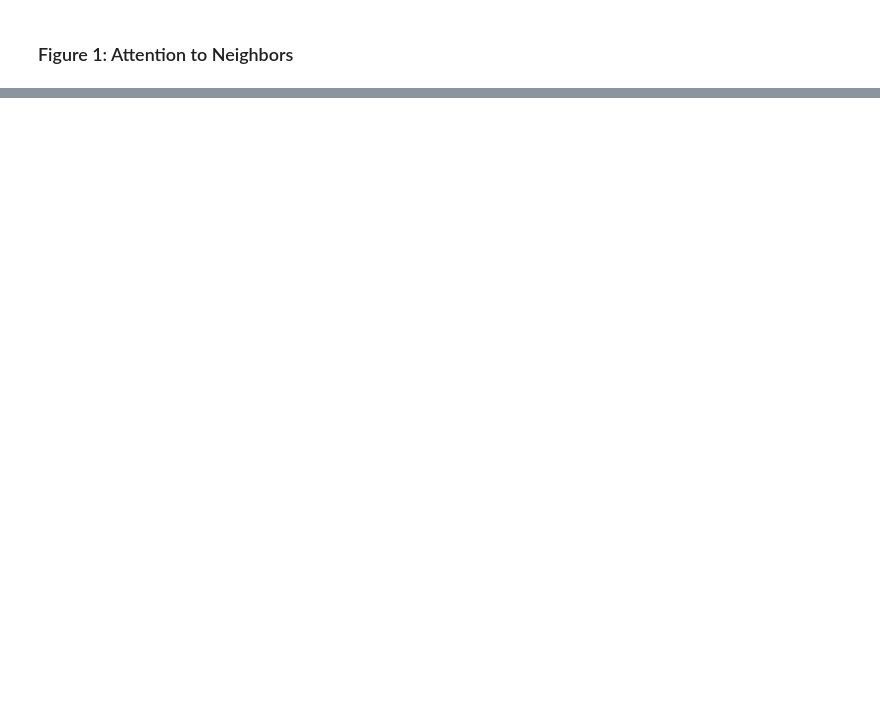
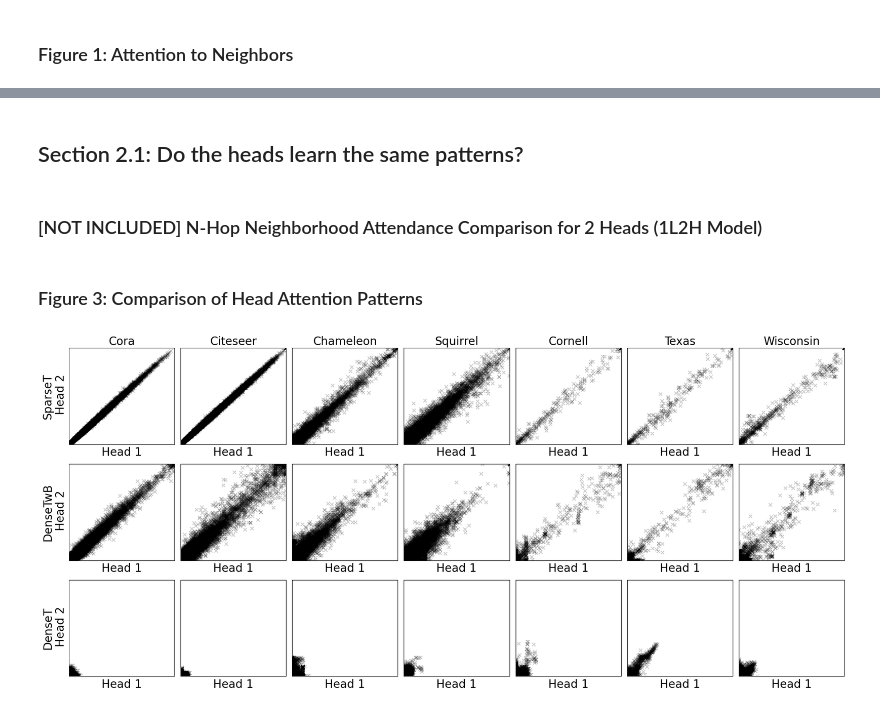
Before and after one commit to batu-el/l65_be301_dc755, a Jupyter notebook: Analysis.ipynb, the cells around one changed output, grey strips where cells are left out. Drawn from its saved outputs; the diff is of its cells as text; code cells hidden in the pictures; blank space fills up the shorter version.

```diff
--- a/Analysis.ipynb
+++ b/Analysis.ipynb
@@ -271,22 +298,26 @@ import pickle
 
 NUM_LAYERS = 1
 NUM_HEADS = 1
-with open('drive/MyDrive/Colab Notebooks/L65_Project/' + f'all_stats_{NUM_LAYERS}L_{NUM_HEADS}H.pkl', 'rb') as f:
+# with open('drive/MyDrive/Colab Notebooks/L65_Project/' + f'all_stats_{NUM_LAYERS}L_{NUM_HEADS}H.pkl', 'rb') as f:
+with open(drive_path + f'all_stats_{NUM_LAYERS}L_{NUM_HEADS}H.pkl', 'rb') as f:
   all_stats_1L_1H = pickle.load(f)
 # %%
 NUM_LAYERS = 1
 NUM_HEADS = 2
-with open('drive/MyDrive/Colab Notebooks/L65_Project/' + f'all_stats_{NUM_LAYERS}L_{NUM_HEADS}H.pkl', 'rb') as f:
+# with open('drive/MyDrive/Colab Notebooks/L65_Project/' + f'all_stats_{NUM_LAYERS}L_{NUM_HEADS}H.pkl', 'rb') as f:
+with open(drive_path + f'all_stats_{NUM_LAYERS}L_{NUM_HEADS}H.pkl', 'rb') as f:
   all_stats_1L_2H = pickle.load(f)
 # %%
 NUM_LAYERS = 2
 NUM_HEADS = 1
-with open('drive/MyDrive/Colab Notebooks/L65_Project/' + f'all_stats_{NUM_LAYERS}L_{NUM_HEADS}H.pkl', 'rb') as f:
+with open(drive_path + f'all_stats_{NUM_LAYERS}L_{NUM_HEADS}H.pkl', 'rb') as f:
+# with open(my_path + f'all_stats_{NUM_LAYERS}L_{NUM_HEADS}H.pkl', 'rb') as f:
   all_stats_2L_1H = pickle.load(f)
 # %%
 NUM_LAYERS = 2
 NUM_HEADS = 2
-with open('drive/MyDrive/Colab Notebooks/L65_Project/' + f'all_stats_{NUM_LAYERS}L_{NUM_HEADS}H.pkl', 'rb') as f:
+with open(drive_path + f'all_stats_{NUM_LAYERS}L_{NUM_HEADS}H.pkl', 'rb') as f:
+# with open(my_path + f'all_stats_{NUM_LAYERS}L_{NUM_HEADS}H.pkl', 'rb') as f:
   all_stats_2L_2H = pickle.load(f)
 # %%
 def get_attns(all_stats):
@@ -578,0 +621,4 @@ plt.scatter(all_attns_1L_2H['Cora']['st_avg'][0][0], all_attns_1L_2H['Cora']['st
+# %% [markdown]
+## Section 2.1: Do the heads learn the same patterns?
+# %% [markdown]
+### [NOT INCLUDED] N-Hop Neighborhood Attendance Comparison for 2 Heads (1L2H Model)
@@ -578,0 +664,34 @@ plt.scatter(all_attns_1L_2H['Cora']['st_avg'][0][0], all_attns_1L_2H['Cora']['st
+# %% [markdown]
+### Figure 3: Comparison of Head Attention Patterns
+# %%
+data_keys = ['Cora', 'Citeseer', 'Chameleon', 'Squirrel', 'Cornell', 'Texas', 'Wisconsin'] #list(DATASETS.keys())
+metrics = ['st_avg', 'dt_avg', 'dt2_avg']
+metrics_labels = {'st_avg':'SparseT', 'dt_avg':'DenseTwB', 'dt2_avg':'DenseT'}
+
+x_min, x_max = 0, 1
+y_min, y_max = 0, 1
+# Creating subplots with a 3x7 layout
+fig, axs = plt.subplots(len(metrics), len(data_keys), figsize=(20, 9))
+
+for i, model_name in enumerate(metrics):
+    for j, dataset_name in enumerate(data_keys):
+        axs[i, j].scatter(all_attns_1L_2H[dataset_name][model_name][0][0],
+                          all_attns_1L_2H[dataset_name][model_name][0][1],
+                          color='black',
+                          marker='x',
+                          alpha=0.2)
+        if i == 0:  # Only set title for the top row
+            axs[i, j].set_title(dataset_name, fontsize=20)
+        if j == 0:  # Only set y-label for the first column
+            axs[i, j].set_ylabel(f'{metrics_labels[model_name]}\n Head 2', fontsize=20)
+        axs[i, j].set_xlabel('Head 1', fontsize=20)
+        axs[i, j].set_xticks([])  # Hide x-axis ticks
+        axs[i, j].set_yticks([])  # Hide y-axis ticks
+        axs[i, j].set_xlim(x_min, x_max)
+        axs[i, j].set_ylim(y_min, y_max)
+        axs[i, j].grid(True)
+
+plt.tight_layout()
+plt.show()
+# %% [output]
+[figure, added]
```
Also changed, not shown: parts of 69 cells of this notebook.
